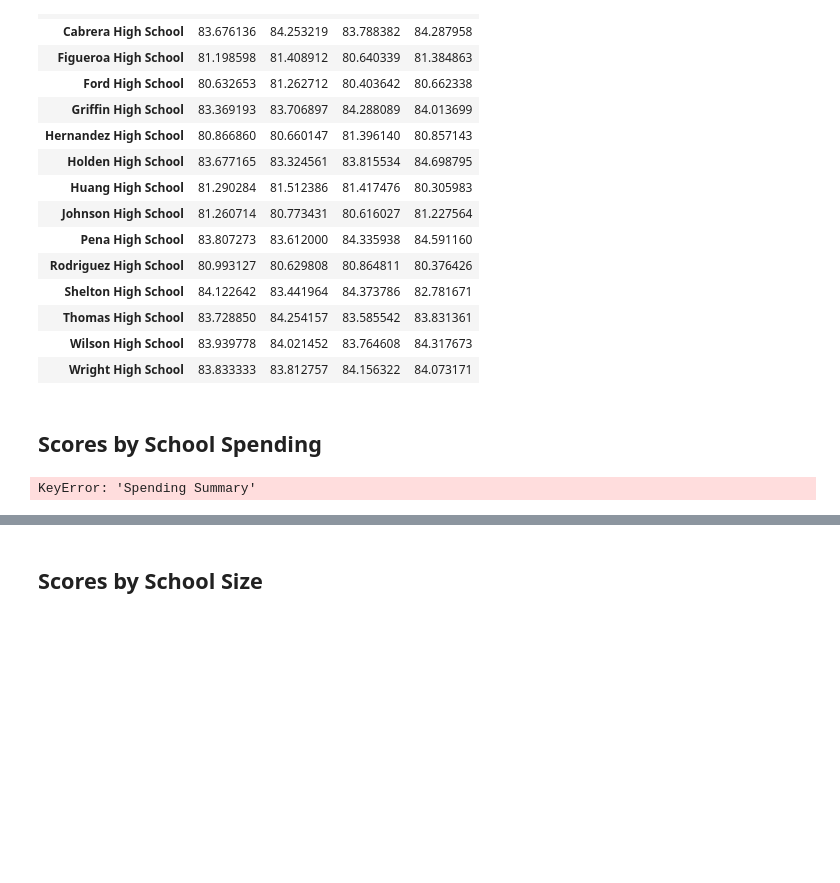
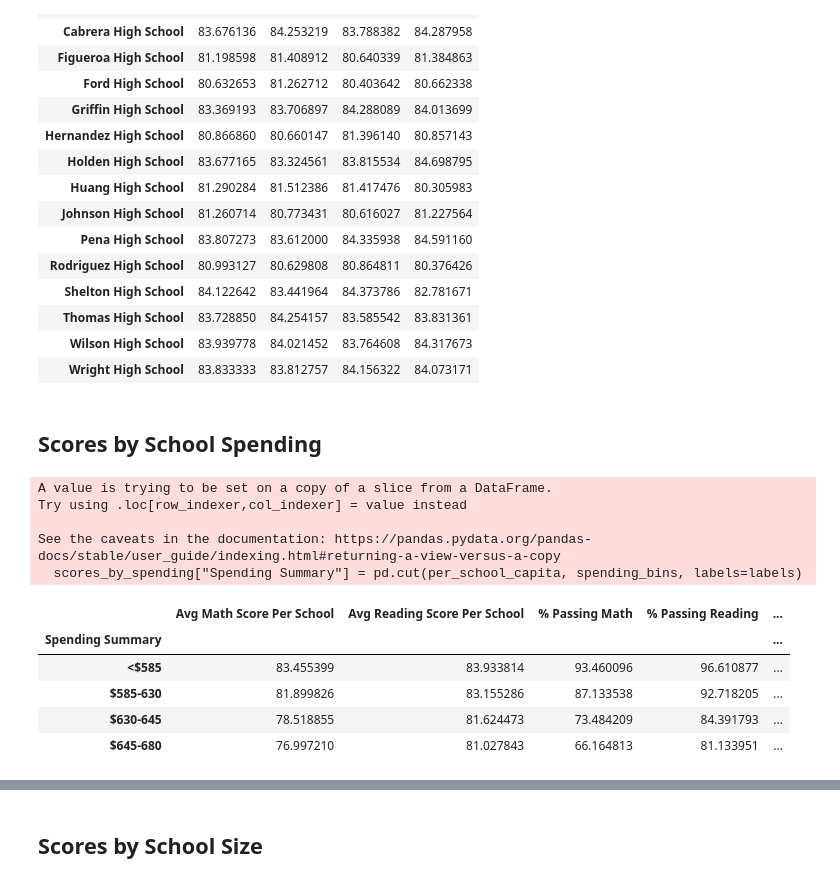
Before and after one commit to patriciayoung/PyCity-Schools-Budget-Analysis, a Jupyter notebook: Starter_Code2/PyCitySchools/PyCitySchools_starter.ipynb, the cells around one changed output, grey strips where cells are left out. Cells and saved outputs as stored; diff of their text form; code cells hidden in the pictures; blank space fills up the shorter version.

```diff
--- a/Starter_Code2/PyCitySchools/PyCitySchools_starter.ipynb
+++ b/Starter_Code2/PyCitySchools/PyCitySchools_starter.ipynb
@@ -347,14 +335,24 @@ school_spending_df = per_school_summary.copy()
 # %%
 # Use `pd.cut` to categorize spending based on the bins.
 scores_by_spending = per_school_summary[["Avg Math Score Per School",
                                     "Avg Reading Score Per School",
                                     "% Passing Math",
                                     "% Passing Reading",
                                     "% Passing Overall"]]
-scores_by_spending["Spending Summary"] = pd.cut(per_school_summary["Per Student Budget"], spending_bins, labels=labels,
-                                                scores_by_spending = scores_by_spending.groupby(["Spending Summary"]))
+scores_by_spending["Spending Summary"] = pd.cut(per_school_capita, spending_bins, labels=labels)
+scores_by_spending = scores_by_spending.groupby(["Spending Summary"])
 scores_by_spending.mean()
 # %% [output]
-KeyError: 'Spending Summary'
+A value is trying to be set on a copy of a slice from a DataFrame.
+Try using .loc[row_indexer,col_indexer] = value instead
+
+See the caveats in the documentation: https://pandas.pydata.org/pandas-docs/stable/user_guide/indexing.html#returning-a-view-versus-a-copy
+  scores_by_spending["Spending Summary"] = pd.cut(per_school_capita, spending_bins, labels=labels)
+|  | Avg Math Score Per School | Avg Reading Score Per School | % Passing Math | % Passing Reading | ... |
+| Spending Summary |  |  |  |  | ... |
+| <$585 | 83.455399 | 83.933814 | 93.460096 | 96.610877 | ... |
+| $585-630 | 81.899826 | 83.155286 | 87.133538 | 92.718205 | ... |
+| $630-645 | 78.518855 | 81.624473 | 73.484209 | 84.391793 | ... |
+| $645-680 | 76.997210 | 81.027843 | 66.164813 | 81.133951 | ... |
 # %%
 #  Calculate averages for the desired columns.
```
Also changed, not shown: parts of 7 cells of this notebook.
